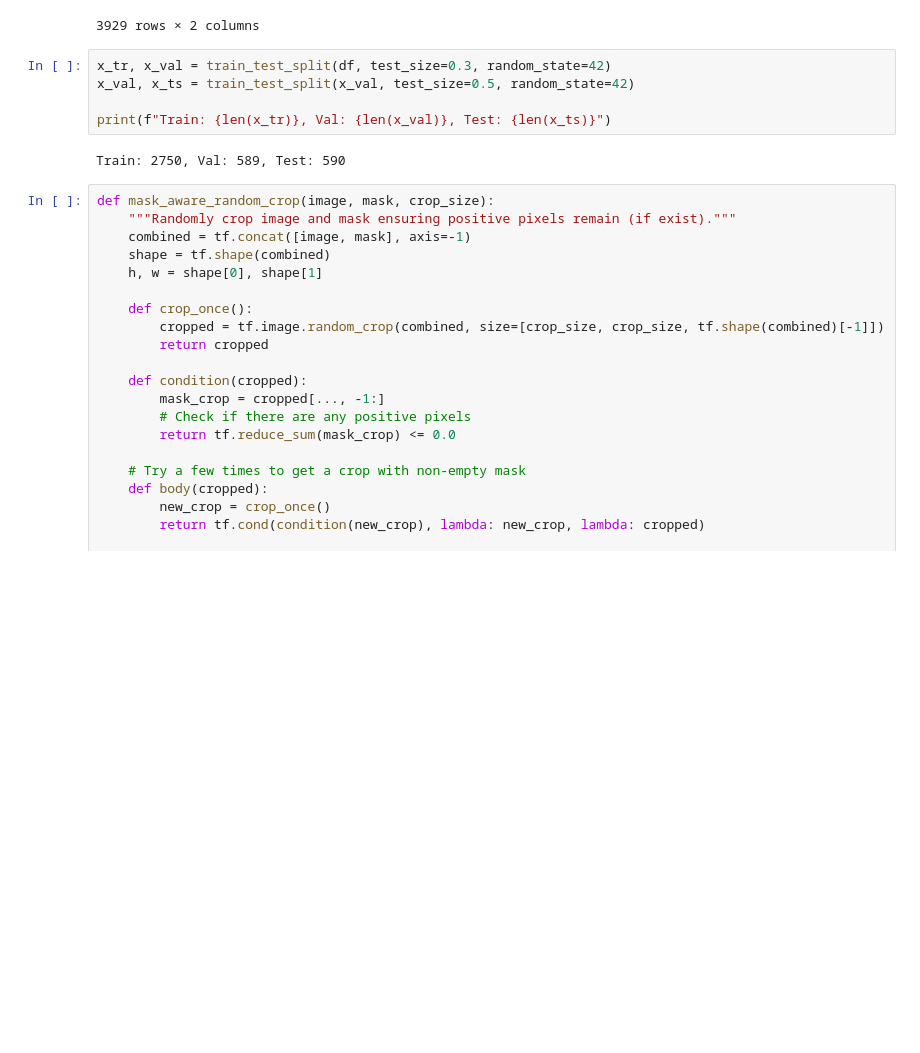
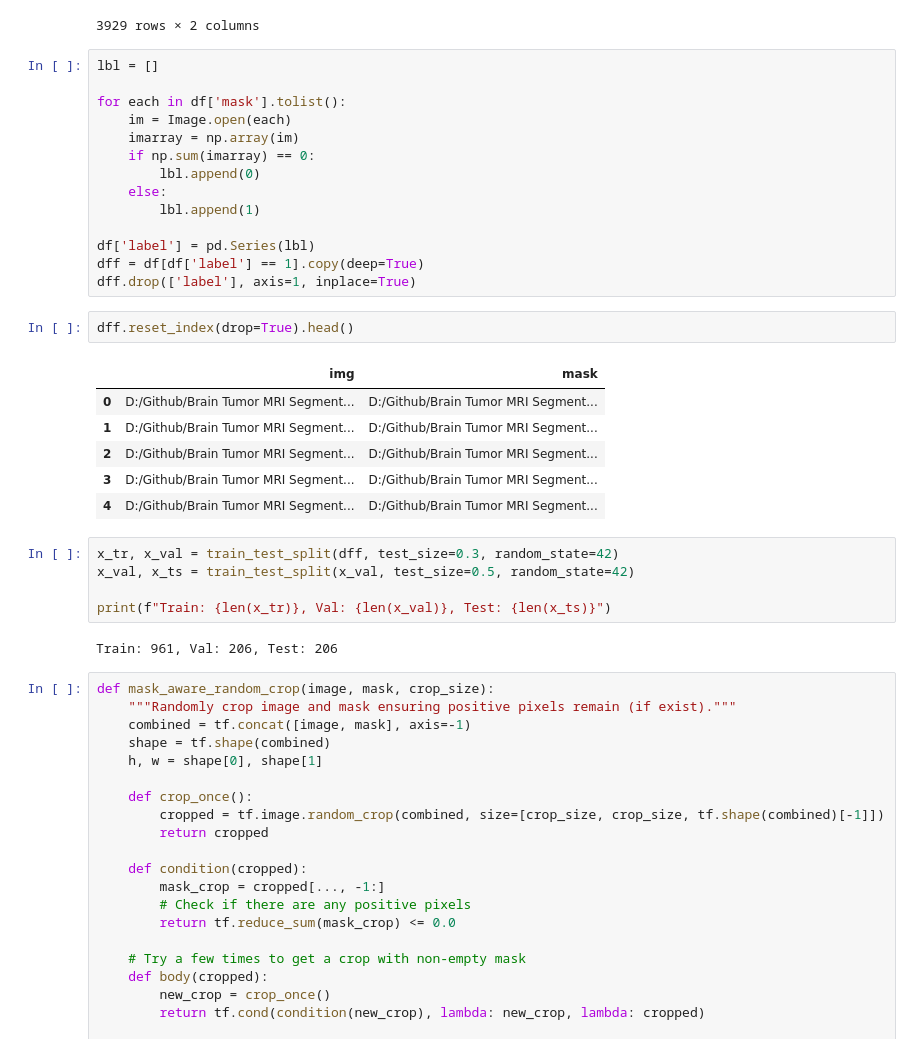
Before and after one commit to MohammadYs77/Brain-Tumor-MRI-Segmentation, a Jupyter notebook: code.ipynb, the cells around one changed output. Saved outputs shown, nothing was run; the diff lists cells and outputs as text; blank space fills up the shorter version.

Commit message:
Omitted the Samples with no Tumors

```diff
--- a/code.ipynb
+++ b/code.ipynb
@@ -77,13 +77,36 @@ df
 | 3927 | D:/Github/Brain Tumor MRI Segment... | D:/Github/Brain Tumor MRI Segment... |
 | 3928 | D:/Github/Brain Tumor MRI Segment... | D:/Github/Brain Tumor MRI Segment... |
 3929 rows × 2 columns
+# %%
+lbl = []
+
+for each in df['mask'].tolist():
+    im = Image.open(each)
+    imarray = np.array(im)
+    if np.sum(imarray) == 0:
+        lbl.append(0)
+    else:
+        lbl.append(1)
+
+df['label'] = pd.Series(lbl)
+dff = df[df['label'] == 1].copy(deep=True)
+dff.drop(['label'], axis=1, inplace=True)
+# %%
+dff.reset_index(drop=True).head()
+# %% [output]
+|  | img | mask |
+| 0 | D:/Github/Brain Tumor MRI Segment... | D:/Github/Brain Tumor MRI Segment... |
+| 1 | D:/Github/Brain Tumor MRI Segment... | D:/Github/Brain Tumor MRI Segment... |
+| 2 | D:/Github/Brain Tumor MRI Segment... | D:/Github/Brain Tumor MRI Segment... |
+| 3 | D:/Github/Brain Tumor MRI Segment... | D:/Github/Brain Tumor MRI Segment... |
+| 4 | D:/Github/Brain Tumor MRI Segment... | D:/Github/Brain Tumor MRI Segment... |
 # %%
-x_tr, x_val = train_test_split(df, test_size=0.3, random_state=42)
+x_tr, x_val = train_test_split(dff, test_size=0.3, random_state=42)
 x_val, x_ts = train_test_split(x_val, test_size=0.5, random_state=42)
 
 print(f"Train: {len(x_tr)}, Val: {len(x_val)}, Test: {len(x_ts)}")
 # %% [output]
-Train: 2750, Val: 589, Test: 590
+Train: 961, Val: 206, Test: 206
 # %%
 def mask_aware_random_crop(image, mask, crop_size):
     """Randomly crop image and mask ensuring positive pixels remain (if exist)."""
```
Also changed, not shown: parts of 1 cell of this notebook.
